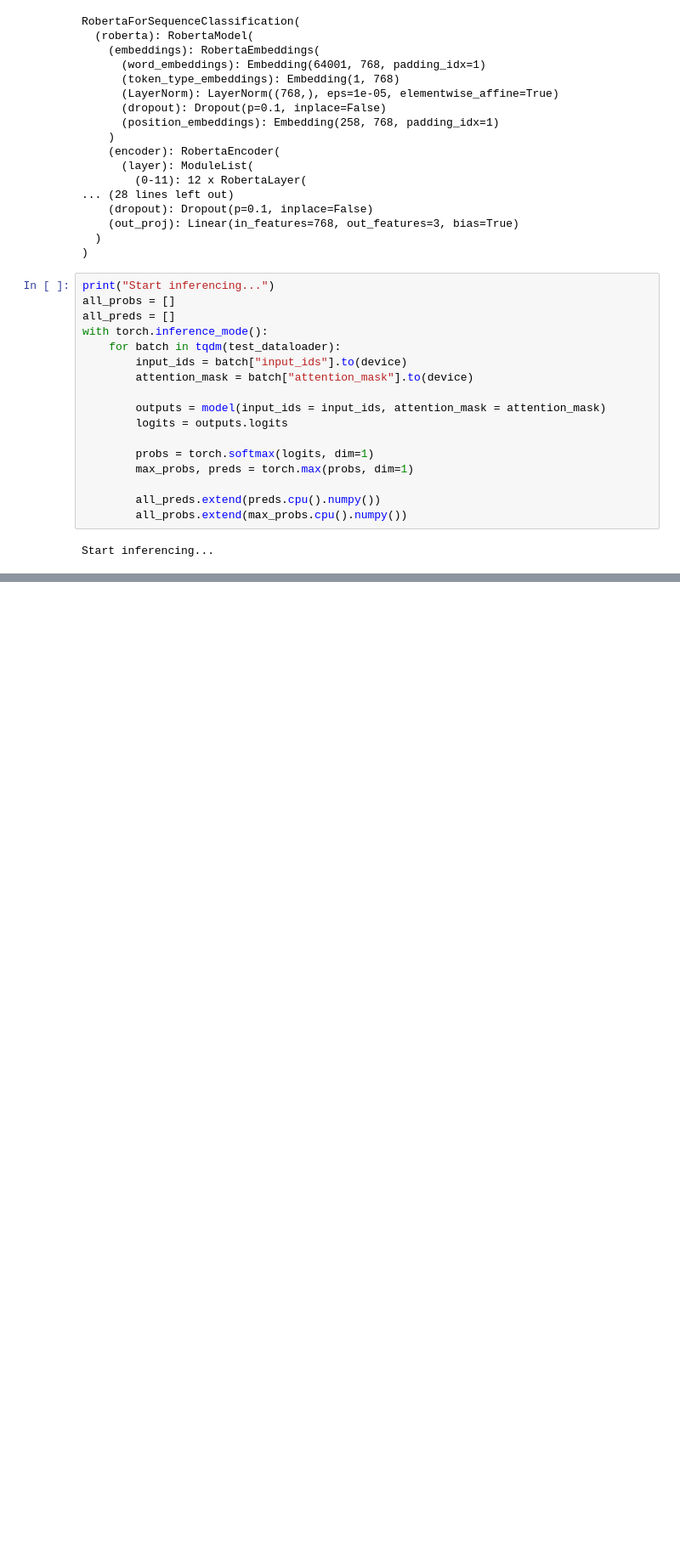
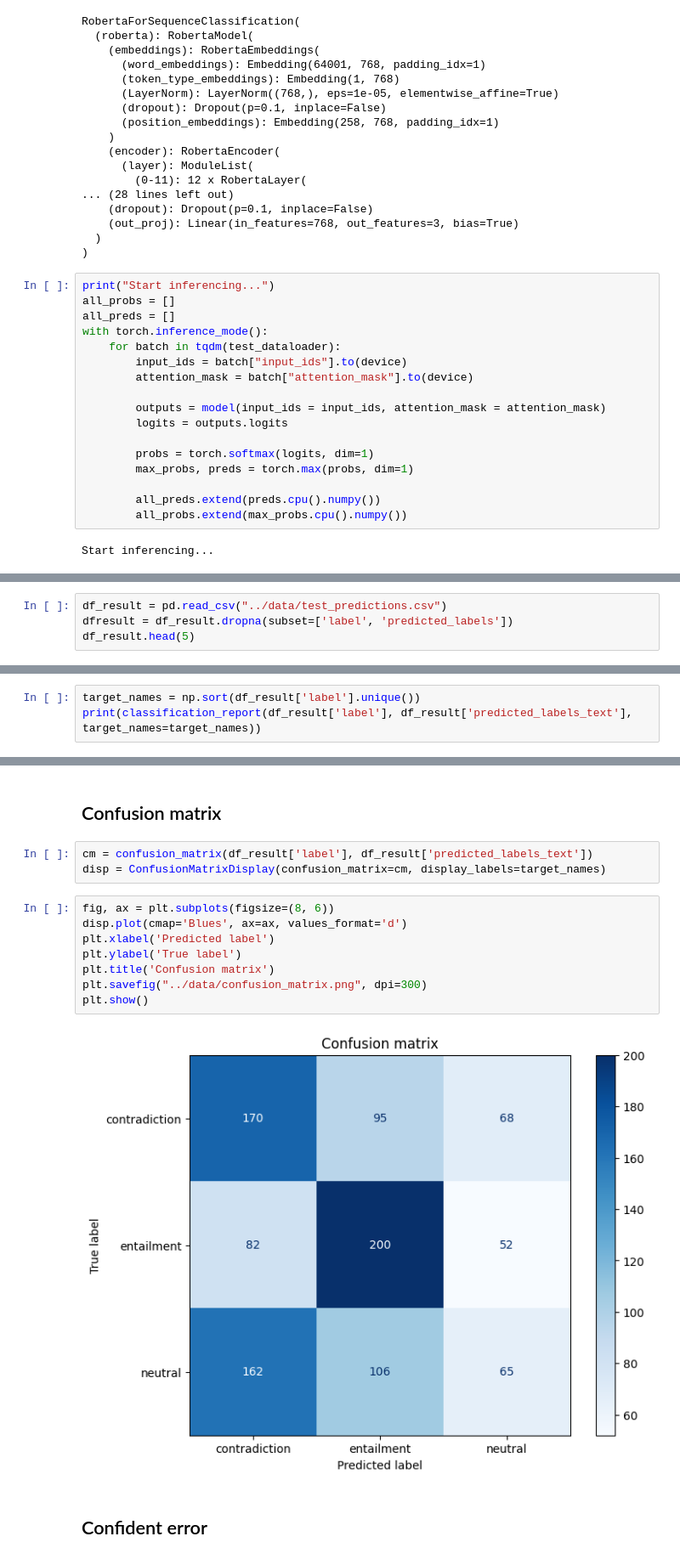
Before and after one commit to bqa100507-spec/NLI-Vietnamese-PhoBERT, a Jupyter notebook: notebook/errorAnalysis.ipynb, the cells around one changed output, grey strips where cells are left out. Shown at 85% size. Drawn from its saved outputs; the diff is of its cells as text; blank space fills up the shorter version.

```diff
--- a/notebook/errorAnalysis.ipynb
+++ b/notebook/errorAnalysis.ipynb
@@ -123,0 +172,4 @@ df_test.head(10)
+# %%
+df_result = pd.read_csv("../data/test_predictions.csv")
+dfresult = df_result.dropna(subset=['label', 'predicted_labels'])
+df_result.head(5)
@@ -123,0 +187,3 @@ df_test.head(10)
+# %%
+target_names = np.sort(df_result['label'].unique())
+print(classification_report(df_result['label'], df_result['predicted_labels_text'], target_names=target_names))
@@ -123,0 +200,17 @@ df_test.head(10)
+# %% [markdown]
+## Confusion matrix
+# %%
+cm = confusion_matrix(df_result['label'], df_result['predicted_labels_text'])
+disp = ConfusionMatrixDisplay(confusion_matrix=cm, display_labels=target_names)
+# %%
+fig, ax = plt.subplots(figsize=(8, 6))
+disp.plot(cmap='Blues', ax=ax, values_format='d')
+plt.xlabel('Predicted label')
+plt.ylabel('True label')
+plt.title('Confusion matrix')
+plt.savefig("../data/confusion_matrix.png", dpi=300)
+plt.show()
+# %% [output]
+[figure, added]
+# %% [markdown]
+## Confident error
```
Also changed, not shown: parts of 22 cells of this notebook, 8 other files.
